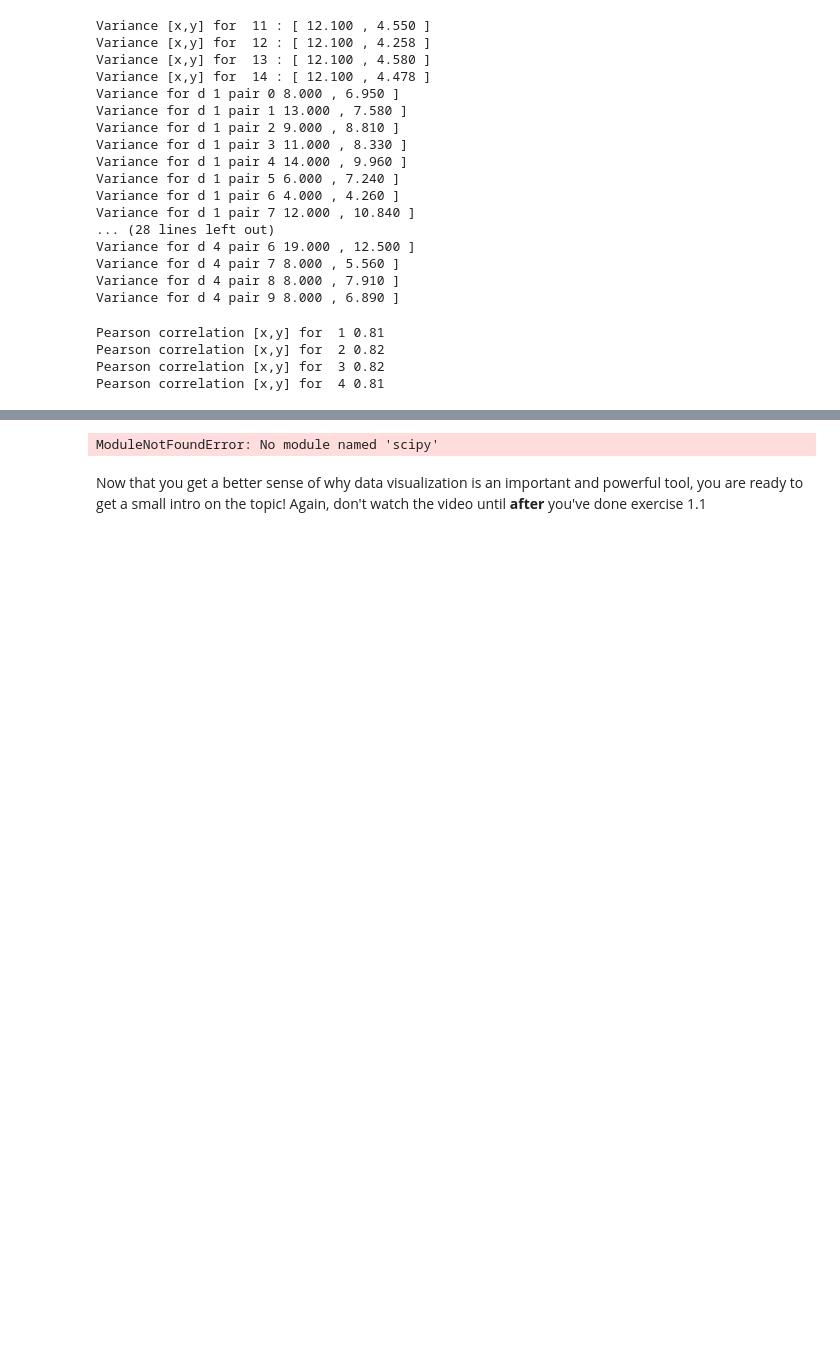
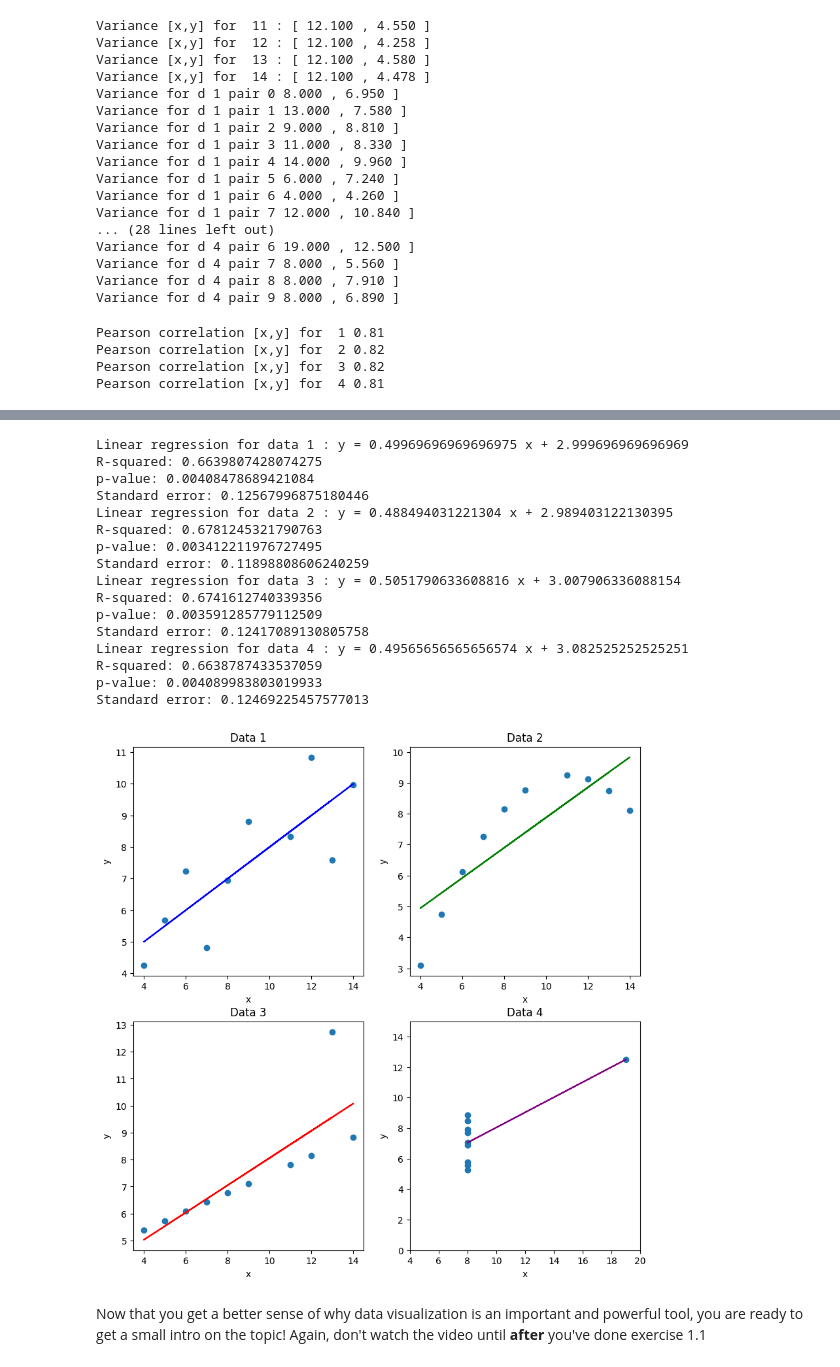
Before and after one commit to AleksandarLukic96/02806_Social_Data, a Jupyter notebook: notebooks/W2_Victor.ipynb, the cells around one changed output, grey strips where cells are left out. Saved outputs shown, nothing was run; the diff lists cells and outputs as text; code cells hidden in the pictures; blank space fills up the shorter version.

```diff
--- a/notebooks/W2_Victor.ipynb
+++ b/notebooks/W2_Victor.ipynb
@@ -110,26 +109,48 @@ Get more insight in the ideas behind this exercise by reading [here](https://en.
 # %%
 from scipy import stats
 
 plotColors = ["blue","green","red","purple"]
 
-#2 by 2 subplot
-fig, axs = plt.subplots(2, 2)
-#Linear regression for each data
+# 2 by 2 subplot
+fig, axs = plt.subplots(2, 2, figsize=(10, 10))
+# Linear regression for each data
 i = 0
 for d in data:
     i += 1
-    a, b, r_value,p_value,std_er = stats.linregress(d.iloc[:,0],d.iloc[:,1])
-    axs[i-1,0].scatter(d.iloc[:,0],d.iloc[:,1])
-    axs[i-1,0].plot(d.iloc[:,0], a*d.iloc[:,0]+b, color = plotColors[i-1])
-    axs[i-1,0].set_title("Data "+str(i))
-    axs[i-1,0].set_xlabel("x")
-    axs[i-1,0].set_ylabel("y")
-    print("Linear regression for data",i,": y = ",a,"x + ",b)
-    print("R-squared: ",r_value**2)
-    print("p-value: ",p_value)
-    print("Standard error: ",std_er)
+    a, b, r_value, p_value, std_err = stats.linregress(d.iloc[:, 0], d.iloc[:, 1])
+    row, col = divmod(i-1, 2)
+    axs[row, col].scatter(d.iloc[:, 0], d.iloc[:, 1])
+    axs[row, col].plot(d.iloc[:, 0], a * d.iloc[:, 0] + b, color=plotColors[i-1])
+    axs[row, col].set_title("Data " + str(i))
+    axs[row, col].set_xlabel("x")
+    axs[row, col].set_ylabel("y")
+    print("Linear regression for data", i, ": y =", a, "x +", b)
+    print("R-squared:", r_value**2)
+    print("p-value:", p_value)
+    print("Standard error:", std_err)
+
+#Use same x y limits for all subplots
+plt.xlim(4, 20)
+plt.ylim(0, 15)
+plt.show()
 # %% [output]
-ModuleNotFoundError: No module named 'scipy'
+Linear regression for data 1 : y = 0.49969696969696975 x + 2.999696969696969
+R-squared: 0.6639807428074275
+p-value: 0.00408478689421084
+Standard error: 0.12567996875180446
+Linear regression for data 2 : y = 0.488494031221304 x + 2.989403122130395
+R-squared: 0.6781245321790763
+p-value: 0.003412211976727495
+Standard error: 0.11898808606240259
+Linear regression for data 3 : y = 0.5051790633608816 x + 3.007906336088154
+R-squared: 0.6741612740339356
+p-value: 0.003591285779112509
+Standard error: 0.12417089130805758
+Linear regression for data 4 : y = 0.49565656565656574 x + 3.082525252525251
+R-squared: 0.6638787433537059
+p-value: 0.004089983803019933
+Standard error: 0.12469225457577013
+[figure, added]
 # %% [markdown]
 Now that you get a better sense of why data visualization is an important and powerful tool, you are ready to get a small intro on the topic! Again, don't watch the video until **after** you've done exercise 1.1
 # %%
```
Also changed, not shown: parts of 15 cells of this notebook.
